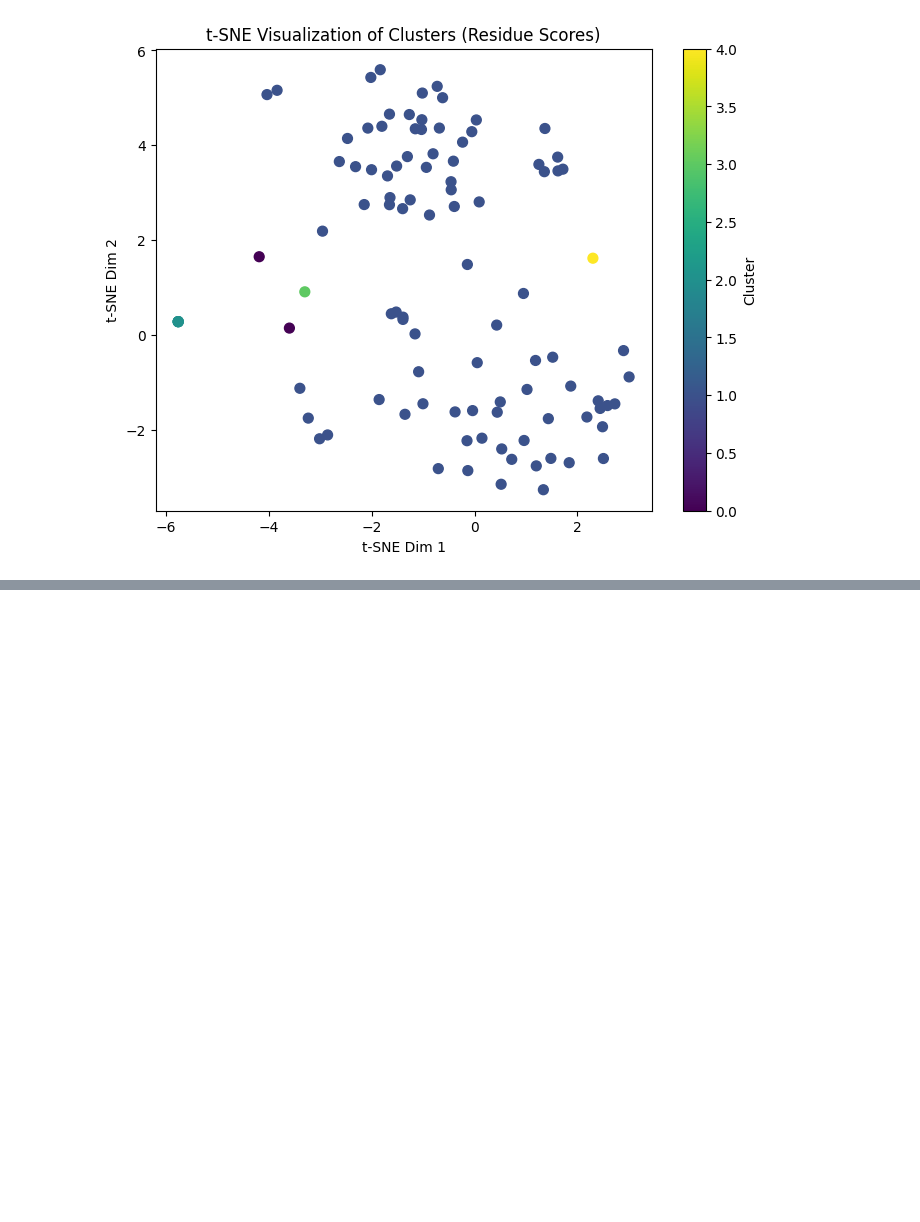
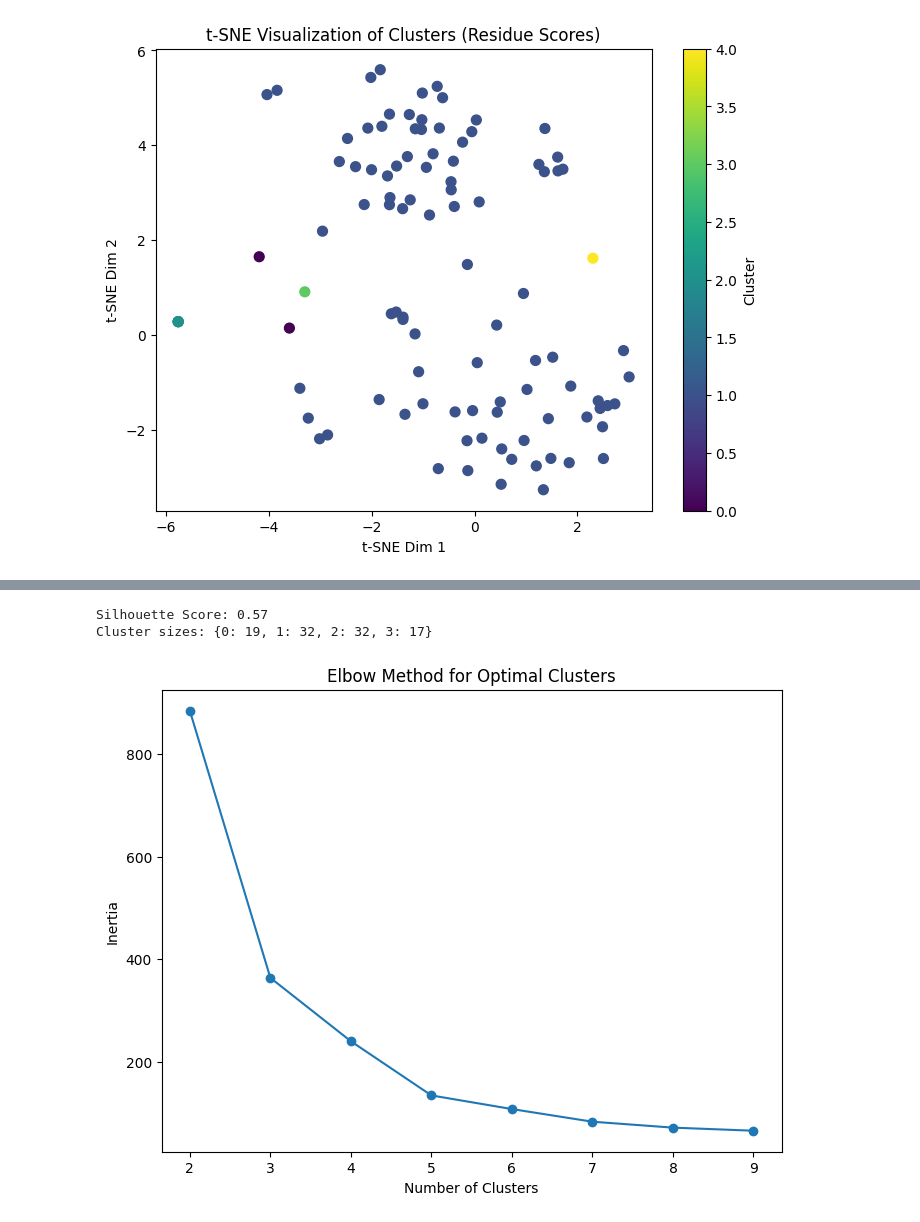
Before and after one commit to surajkarak/protein-ligand, a Jupyter notebook: binding_site_analysis.ipynb, the cells around one changed output, grey strips where cells are left out. Cells and saved outputs as stored; diff of their text form; code cells hidden in the pictures; blank space fills up the shorter version.

```diff
--- a/binding_site_analysis.ipynb
+++ b/binding_site_analysis.ipynb
@@ -410,0 +578,36 @@ plt.show()
+# %%
+from sklearn.metrics import silhouette_score
+
+# Silhouette score (higher is better, range: -1 to 1)
+sil_score = silhouette_score(embedding, cluster_labels)
+print(f"Silhouette Score: {sil_score:.2f}")
+
+# Inspect cluster sizes
+import numpy as np
+
+unique, counts = np.unique(cluster_labels, return_counts=True)
+print("Cluster sizes:", dict(zip(unique, counts)))
+# %% [output]
+Silhouette Score: 0.57
+Cluster sizes: {0: 19, 1: 32, 2: 32, 3: 17}
+# %%
+from sklearn.cluster import KMeans
+import matplotlib.pyplot as plt
+
+inertia_values = []
+k_range = range(2, 10)  # Test clusters from 2 to 9
+
+for k in k_range:
+    kmeans = KMeans(n_clusters=k, random_state=42)
+    kmeans.fit(embedding)
+    inertia_values.append(kmeans.inertia_)
+
+# Plot inertia vs. number of clusters
+plt.figure(figsize=(8, 6))
+plt.plot(k_range, inertia_values, marker='o')
+plt.title("Elbow Method for Optimal Clusters")
+plt.xlabel("Number of Clusters")
+plt.ylabel("Inertia")
+plt.show()
+# %% [output]
+[figure, added]
```
Also changed, not shown: parts of 13 cells of this notebook.
